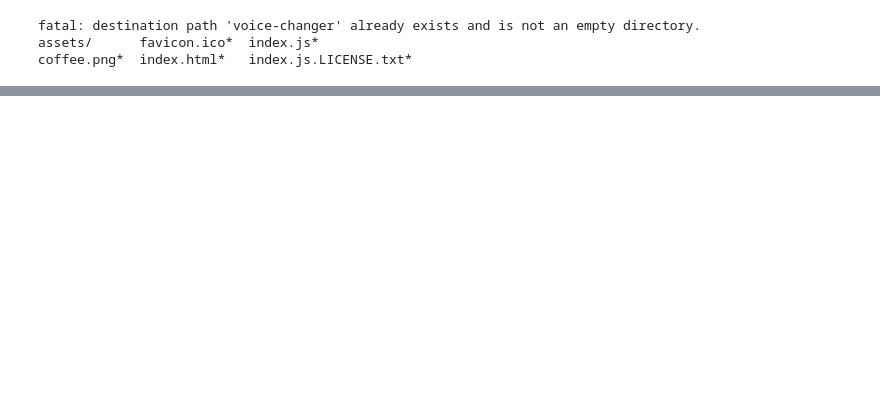
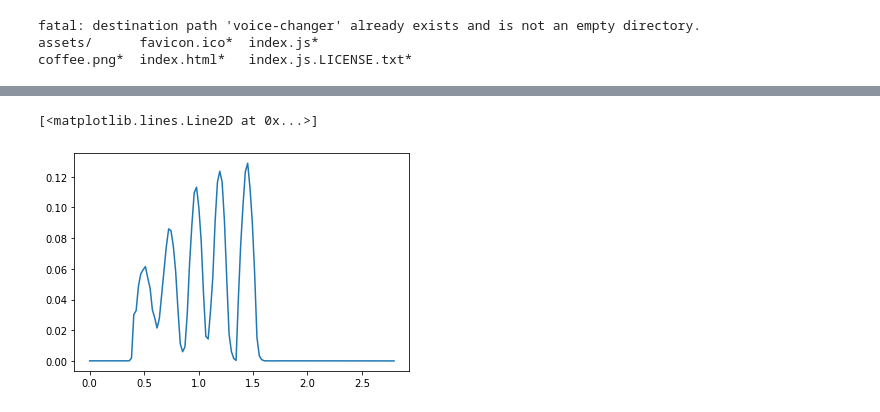
Before and after one commit to w-okada/voice-changer, a Jupyter notebook: SOFT_VC_FLASK.ipynb, the cells around one changed output, grey strips where cells are left out. Saved outputs shown, nothing was run; the diff lists cells and outputs as text; code cells hidden in the pictures; blank space fills up the shorter version.

```diff
--- a/SOFT_VC_FLASK.ipynb
+++ b/SOFT_VC_FLASK.ipynb
@@ -91,0 +124,5 @@ coffee.png*  index.html*   index.js.LICENSE.txt*
+# %%
+plt.plot(times, rms[0])
+# %% [output]
+[<matplotlib.lines.Line2D at 0x...>]
+[figure, added]
```
Also changed, not shown: parts of 15 cells of this notebook.
